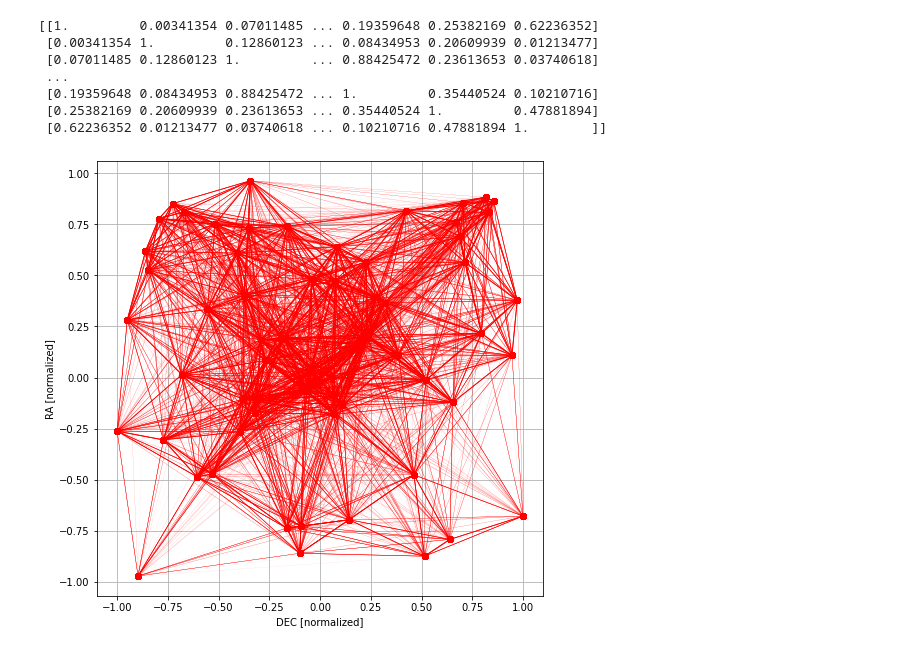
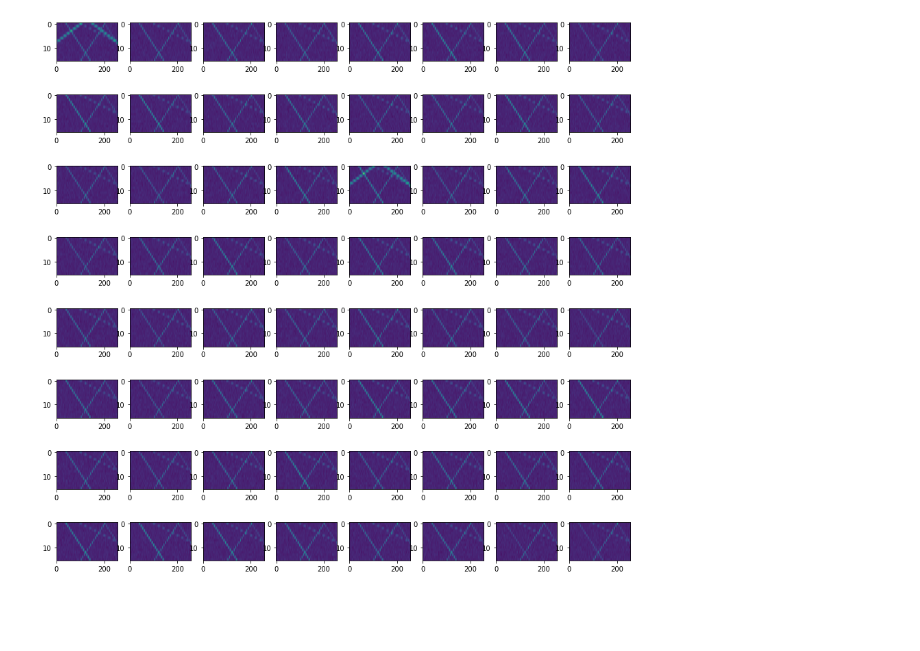
Before and after one commit to PetchMa/MeerKATgen, a Jupyter notebook: Untitled.ipynb, the cells around one changed output. Drawn from its saved outputs; the diff is of its cells as text; code cells hidden in the pictures; blank space fills up the shorter version.

```diff
--- a/Untitled.ipynb
+++ b/Untitled.ipynb
@@ -55,14 +37,38 @@ visualize_fullset_squares(data)
-# %%
-print(adj_matrix)
-# %% [output]
-[[1.         0.00341354 0.07011485 ... 0.19359648 0.25382169 0.62236352]
- [0.00341354 1.         0.12860123 ... 0.08434953 0.20609939 0.01213477]
- [0.07011485 0.12860123 1.         ... 0.88425472 0.23613653 0.03740618]
- ...
- [0.19359648 0.08434953 0.88425472 ... 1.         0.35440524 0.10210716]
- [0.25382169 0.20609939 0.23613653 ... 0.35440524 1.         0.47881894]
- [0.62236352 0.01213477 0.03740618 ... 0.10210716 0.47881894 1.        ]]
-# %%
-visualize_connection(coordinates, adj_matrix)
-# %% [output]
-[figure, removed]
+# %%
+obs_data = data, coordinates
+
+rfi_location = [[0,0],[1,-3], [-5,6],[10,11]]
+rfi_deviation = [1,10,2,20]
+rfi_start_index = [40,200,200,100]
+rfi_snr = [50,40, 30, 30]
+rfi_drift = [1,-1, 1, 3]
+rfi_width = [10,5, 10,20]
+rfi_mean = 10
+RFI = [rfi_location, rfi_deviation, rfi_start_index, rfi_snr, rfi_drift,  rfi_width, rfi_mean]
+
+
+SETI_INDEX = [0,20]
+seti_start_index = [100,150]
+seti_snr = [30,30]
+seti_drift = [-2,2]
+seti_width = [30,30]
+SETI = [SETI_INDEX, seti_start_index, seti_snr, seti_drift,  seti_width]
+
+
+
+obs2 = Observation(num_beams=64,
+                 fchans=256,
+                 tchans=16,
+                 ascending=False,
+                 telescope_sigma = 0.5,
+                 RFI = RFI,
+                 SETI = SETI,
+                 obs_data=obs_data)
+
+data, coordinates, adj_matrix, labels  = obs2.extract_all()
+# %%
+%matplotlib inline
+from MeerKATgen.visualizations import visualize_fullset_squares, visualize_connection
+visualize_fullset_squares(data)
+# %% [output]
+[figure, added]
```
Also changed, not shown: parts of 2 cells of this notebook, 4 other files.
